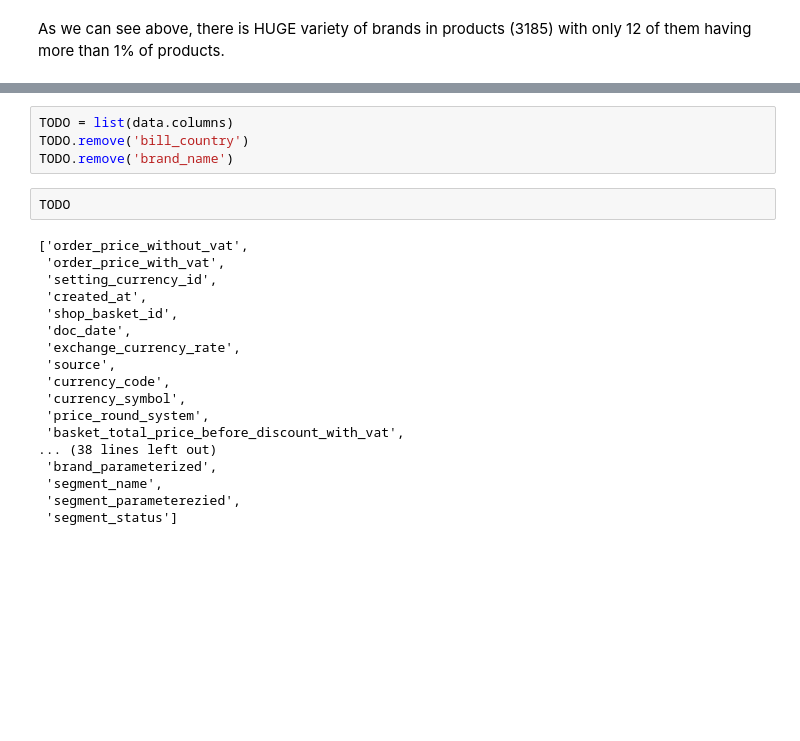
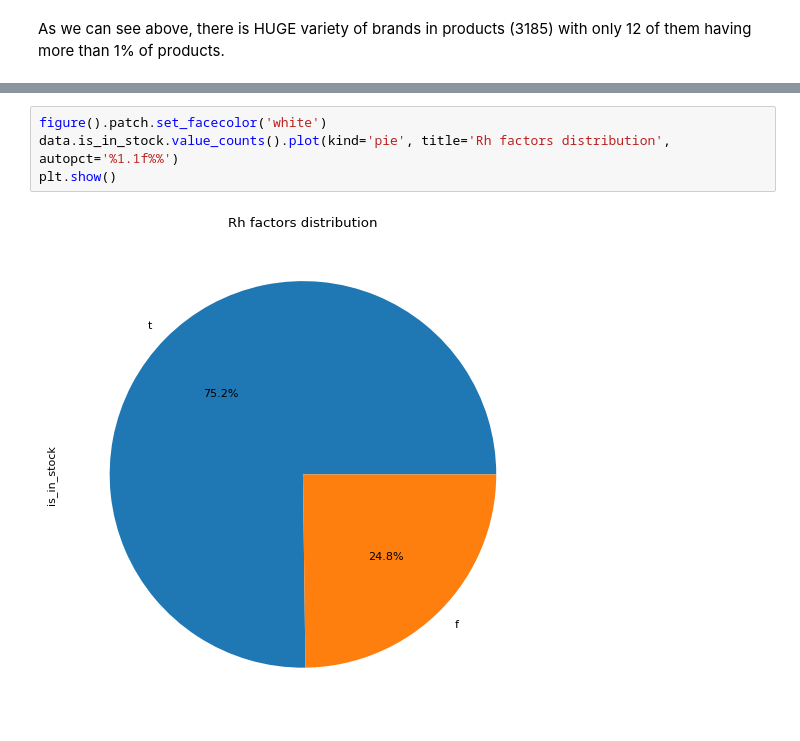
Before and after one commit to xSchon/BP, a Jupyter notebook: EDA.ipynb, the cells around one changed output, grey strips where cells are left out. Saved outputs shown, nothing was run; the diff lists cells and outputs as text; blank space fills up the shorter version.

```diff
--- a/EDA.ipynb
+++ b/EDA.ipynb
@@ -188,24 +247,6 @@ Bill countries in data: ['HU' 'IT' 'RO' 'SK' 'FR' 'AT' 'HR' 'CZ' 'BG' 'DE' 'SI'
-# %%
-TODO = list(data.columns)
-TODO.remove('bill_country')
-TODO.remove('brand_name')
-# %%
-TODO
-# %% [output]
-['order_price_without_vat',
- 'order_price_with_vat',
- 'setting_currency_id',
- 'created_at',
- 'shop_basket_id',
- 'doc_date',
- 'exchange_currency_rate',
- 'source',
- 'currency_code',
- 'currency_symbol',
- 'price_round_system',
- 'basket_total_price_before_discount_with_vat',
-... (38 lines left out)
- 'brand_parameterized',
- 'segment_name',
- 'segment_parameterezied',
- 'segment_status']
+# %%
+figure().patch.set_facecolor('white')
+data.is_in_stock.value_counts().plot(kind='pie', title='Rh factors distribution', autopct='%1.1f%%')
+plt.show()
+# %% [output]
+[figure, added]
```
Also changed, not shown: parts of 20 cells of this notebook, 1 other file.
